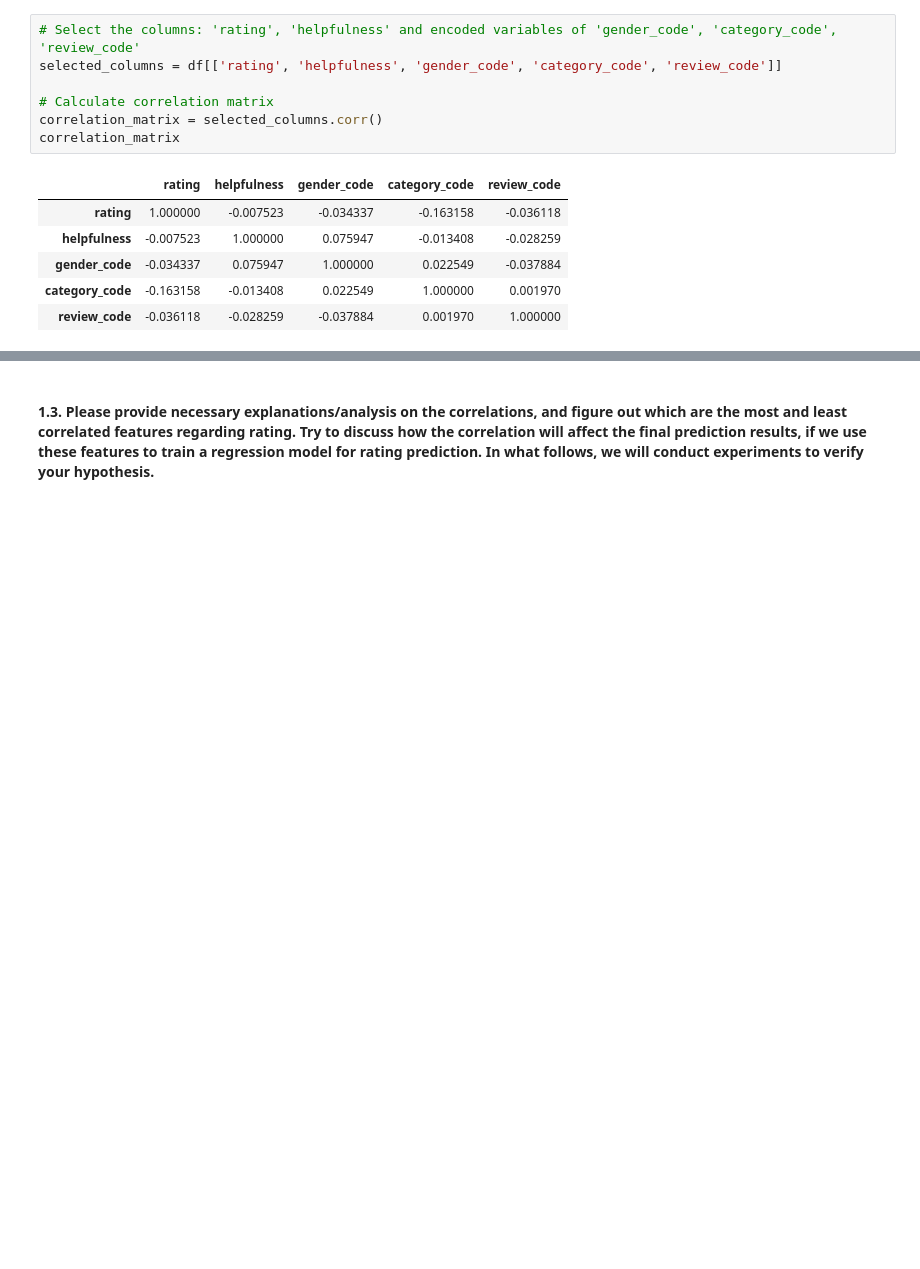
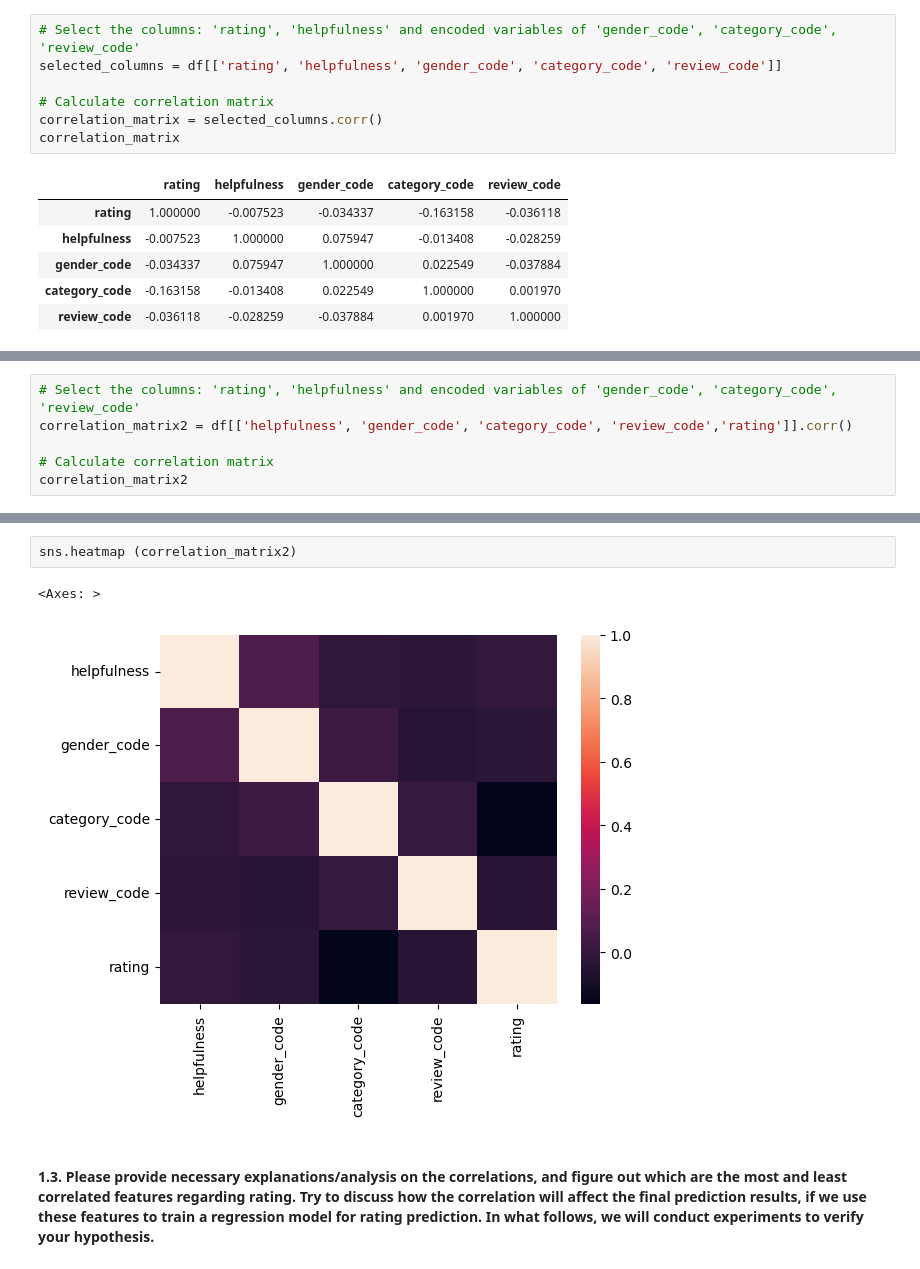
Before and after one commit to leonguyen18/MQ-Data-Science-Portfolio-2, a Jupyter notebook: new_Portfolio_2_questions_(2024_S1).ipynb, the cells around one changed output, grey strips where cells are left out. Cells and saved outputs as stored; diff of their text form; blank space fills up the shorter version.

```diff
--- a/new_Portfolio_2_questions_(2024_S1).ipynb
+++ b/new_Portfolio_2_questions_(2024_S1).ipynb
@@ -284,0 +307,6 @@ rating         -0.036118  1.000000
+# %%
+# Select the columns: 'rating', 'helpfulness' and encoded variables of 'gender_code', 'category_code', 'review_code'
+correlation_matrix2 = df[['helpfulness', 'gender_code', 'category_code', 'review_code','rating']].corr()
+
+# Calculate correlation matrix
+correlation_matrix2
@@ -285,3 +320,8 @@ rating         -0.036118  1.000000
+# %%
+sns.heatmap (correlation_matrix2)
+# %% [output]
+<Axes: >
+[figure, added]
 # %% [markdown]
 #### 1.3. Please provide necessary explanations/analysis on the correlations, and figure out which are the most and least correlated features regarding rating. Try to discuss how the correlation will affect the final prediction results, if we use these features to train a regression model for rating prediction. In what follows, we will conduct experiments to verify your hypothesis.
 # %%
```
Also changed, not shown: parts of 39 cells of this notebook, 1 other file.
